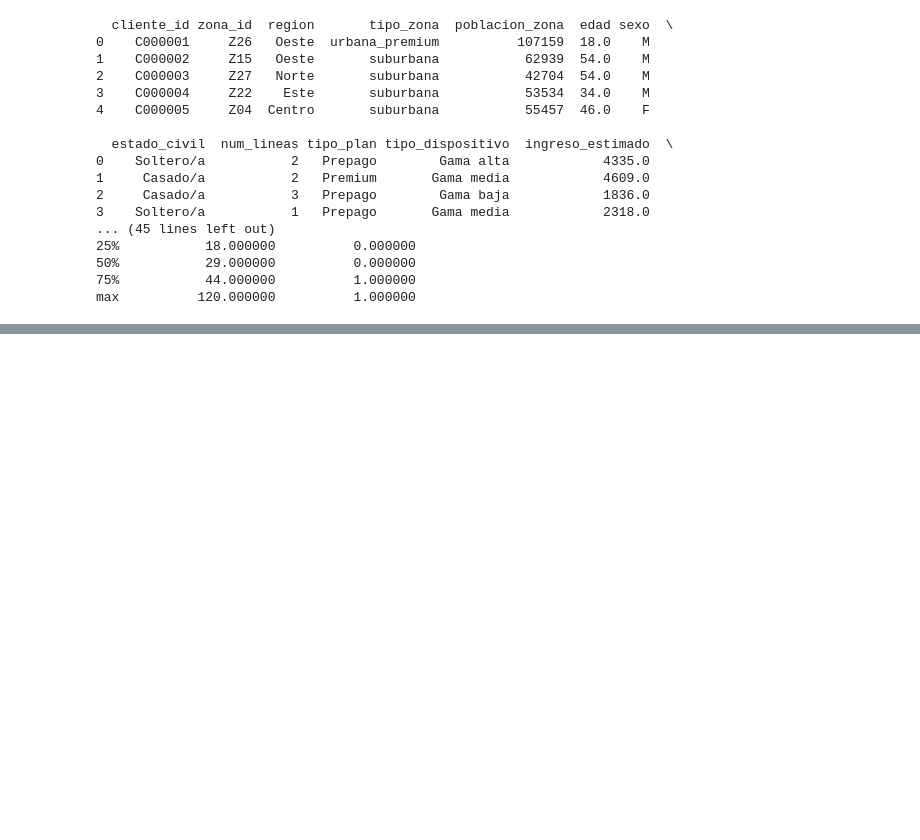
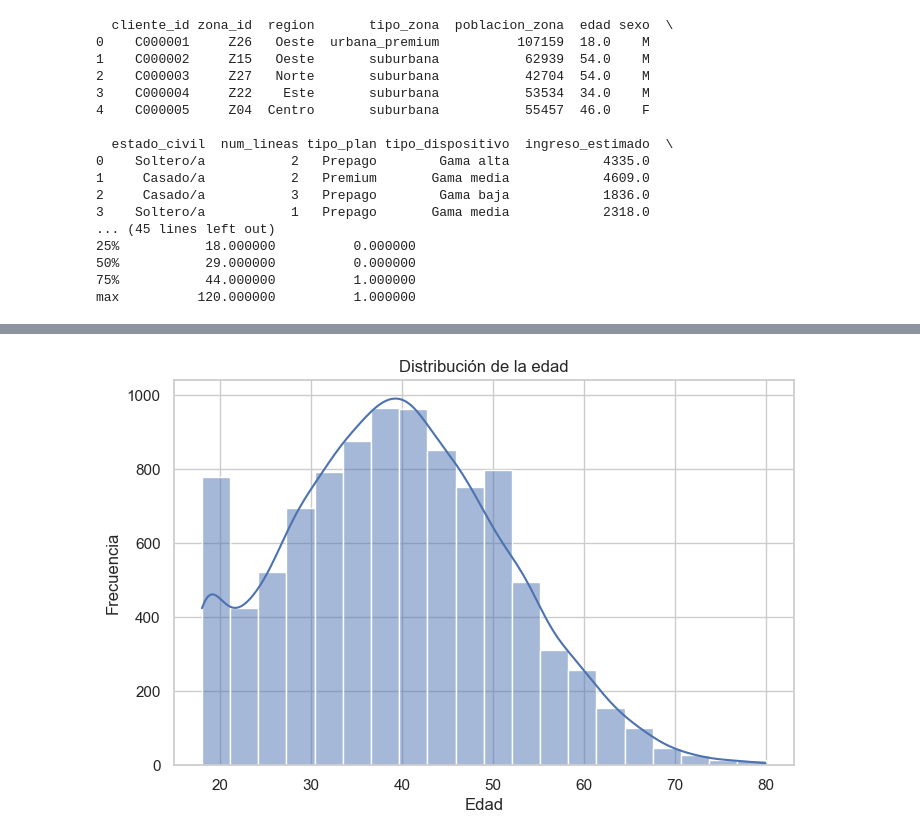
Before and after one commit to cunatpablo-afk/UCV-Churn, a Jupyter notebook: eda_clients.ipynb, the cells around one changed output, grey strips where cells are left out. Saved outputs shown, nothing was run; the diff lists cells and outputs as text; code cells hidden in the pictures; blank space fills up the shorter version.

```diff
--- a/eda_clients.ipynb
+++ b/eda_clients.ipynb
@@ -52,0 +87,11 @@ max          120.000000          1.000000
+# %%
+plt.figure(figsize=(8,5))
+sns.histplot(df["edad"], bins=20, kde=True)
+
+plt.title("Distribución de la edad")
+plt.xlabel("Edad")
+plt.ylabel("Frecuencia")
+
+plt.show()
+# %% [output]
+[figure, added]
```
Also changed, not shown: parts of 8 cells of this notebook.
